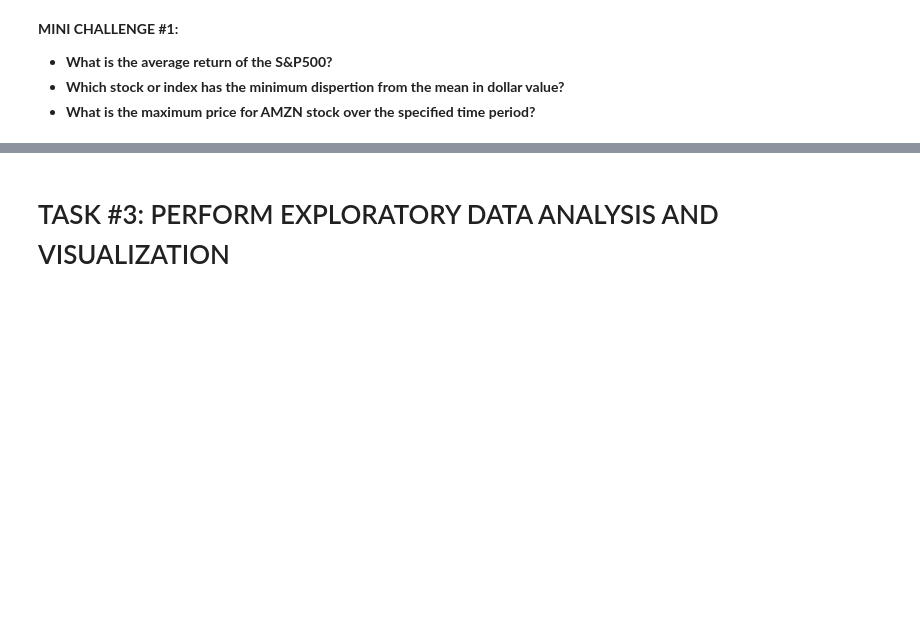
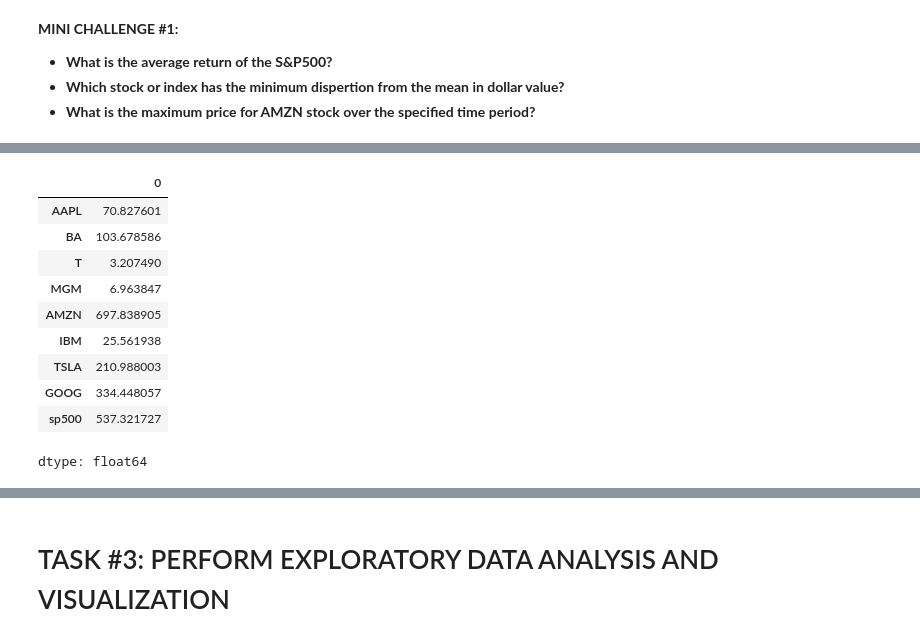
Before and after one commit to alessiomartini/learning_statistical_learning, a Jupyter notebook: Finance_101_1_Stocks_Data_Analysis_and_Visualization.ipynb, the cells around one changed output, grey strips where cells are left out. Drawn from its saved outputs; the diff is of its cells as text; code cells hidden in the pictures; blank space fills up the shorter version.

```diff
--- a/Finance_101_1_Stocks_Data_Analysis_and_Visualization.ipynb
+++ b/Finance_101_1_Stocks_Data_Analysis_and_Visualization.ipynb
@@ -65,7 +114,19 @@ stocks_df.mean()
 # %%
 # Which stock or index has the minimum dispertion from the mean in dollar value?
 
-stocks_df.std()
+stocks_df.drop(columns=['Date']).std()
+# %% [output]
+|  | 0 |
+| AAPL | 70.827601 |
+| BA | 103.678586 |
+| T | 3.207490 |
+| MGM | 6.963847 |
+| AMZN | 697.838905 |
+| IBM | 25.561938 |
+| TSLA | 210.988003 |
+| GOOG | 334.448057 |
+| sp500 | 537.321727 |
+dtype: float64
 # %%
 # What is the maximum price for AMZN stock over the specified time period?
 
```
Also changed, not shown: parts of 30 cells of this notebook.
